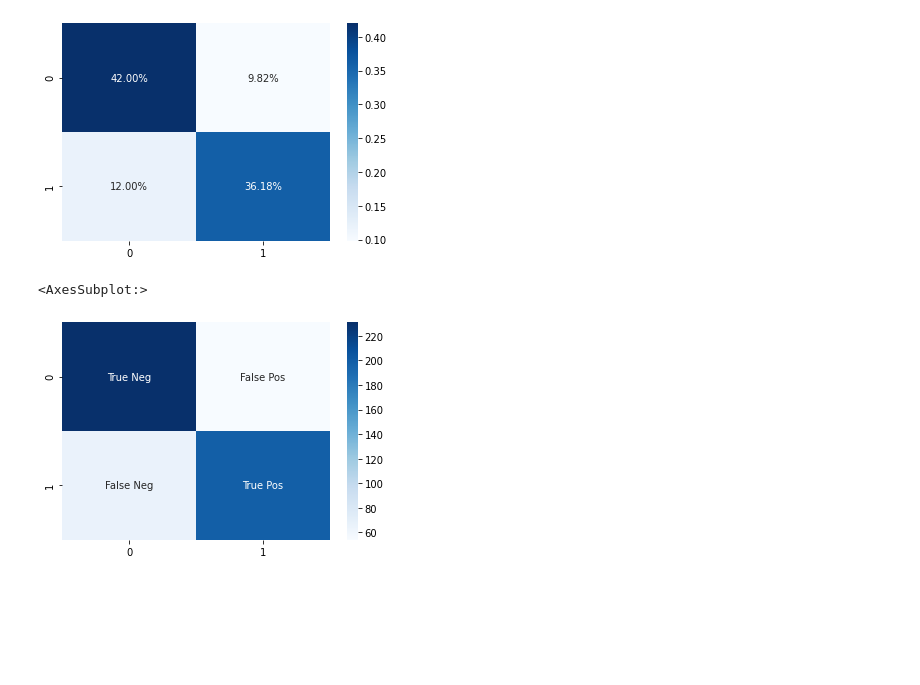
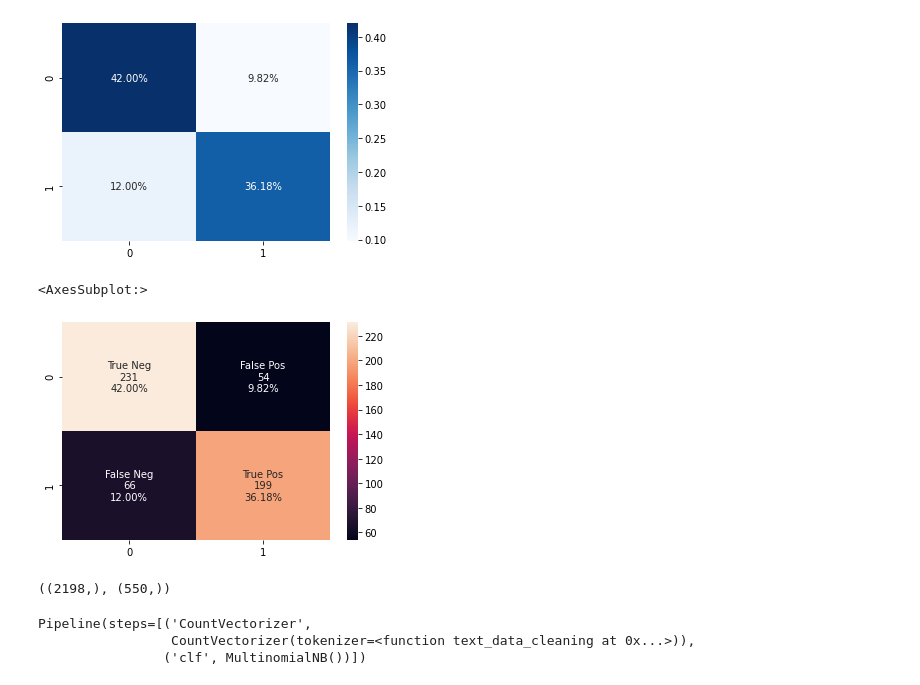
Before and after one commit to ayazwani/NLP, a Jupyter notebook: mainsentiment.ipynb, the cells around one changed output. Cells and saved outputs as stored; diff of their text form; code cells hidden in the pictures; blank space fills up the shorter version.

```diff
--- a/mainsentiment.ipynb
+++ b/mainsentiment.ipynb
@@ -209,9 +304,17 @@ sns.heatmap(cfm/np.sum(cfm), annot=True,
 <AxesSubplot:>
 [figure]
 # %%
-labels = ["True Neg","False Pos","False Neg","True Pos"]
+lname = ["True Neg","False Pos","False Neg","True Pos"]
+lcounts = ["{0:0.0f}".format(value) for value in
+                cfm.flatten()]
+percentages = ["{0:.2%}".format(value) for value in
+                     cfm.flatten()/np.sum(cfm)]
+labels = [f"{v1}\n{v2}\n{v3}" for v1, v2, v3 in
+          zip(lname,lcounts,percentages)]
+
+
 labels = np.asarray(labels).reshape(2,2)
-sns.heatmap(cfm, annot=labels, fmt="", cmap='Blues')
+sns.heatmap(cfm, annot=labels, fmt="")
 # %% [output]
 <AxesSubplot:>
-[figure, old version]
+[figure, new version]
@@ -217,0 +331,4 @@ sns.heatmap(cfm, annot=labels, fmt="", cmap='Blues')
+# %%
+X_train.shape, X_test.shape
+# %% [output]
+((2198,), (550,))
@@ -217,0 +337,6 @@ sns.heatmap(cfm, annot=labels, fmt="", cmap='Blues')
+# %%
+clf.fit(X_train, y_train)
+# %% [output]
+Pipeline(steps=[('CountVectorizer',
+                 CountVectorizer(tokenizer=<function text_data_cleaning at 0x...>)),
+                ('clf', MultinomialNB())])
```
Also changed, not shown: parts of 25 cells of this notebook, 1 other file.
